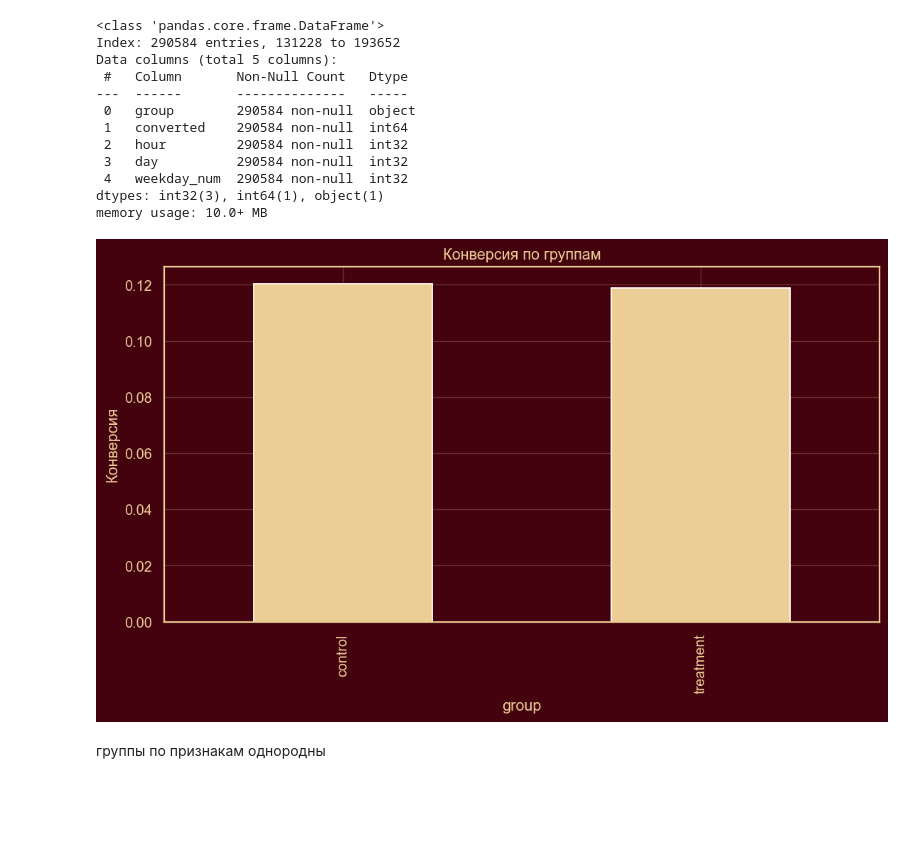
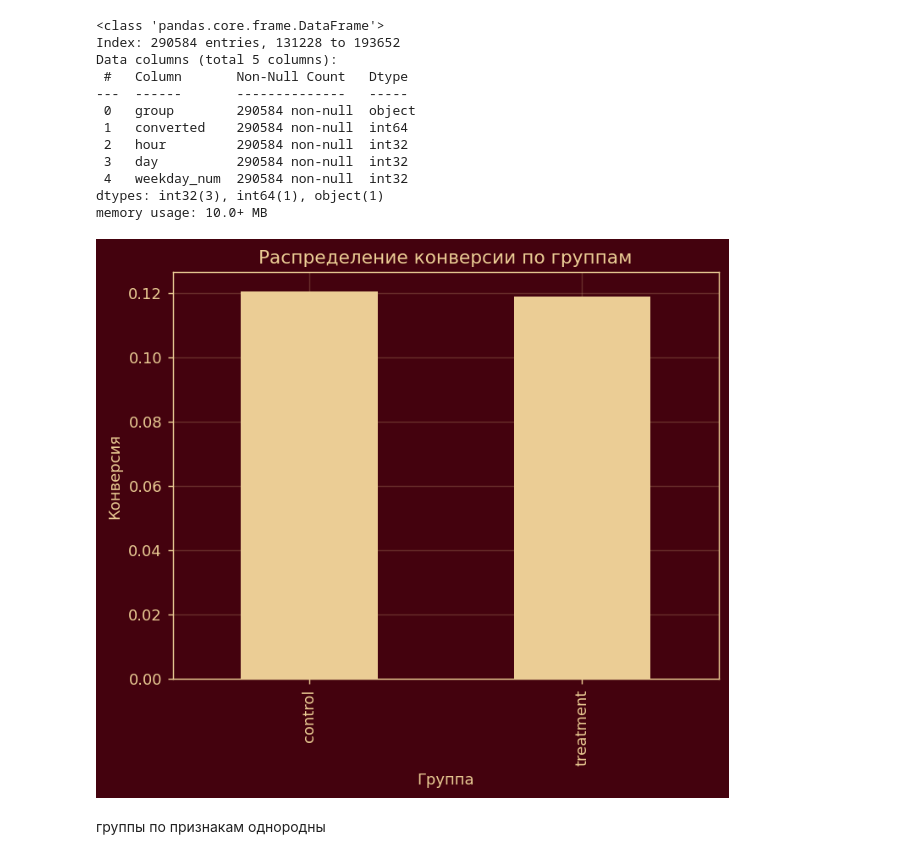
Before and after one commit to krutoichelik/gp3, a Jupyter notebook: part1/fullPart1.ipynb, the cells around one changed output. Saved outputs shown, nothing was run; the diff lists cells and outputs as text; code cells hidden in the pictures; blank space fills up the shorter version.

```diff
--- a/part1/fullPart1.ipynb
+++ b/part1/fullPart1.ipynb
@@ -674,12 +606,13 @@ memory usage: 10.0+ MB
 # %%
 conv_by_group = df.groupby("group")["converted"].mean()
 
 conv_by_group.plot(kind="bar")
 plt.ylabel("Конверсия")
-plt.title("Конверсия по группам")
+plt.xlabel("Группа")
+plt.title("Распределение конверсии по группам")
 plt.show()
 # %% [output]
-[figure, old version]
+[figure, new version]
 # %% [markdown]
 группы по признакам однородны
 # %% [markdown]
```
Also changed, not shown: parts of 39 cells of this notebook, 2 other files.
